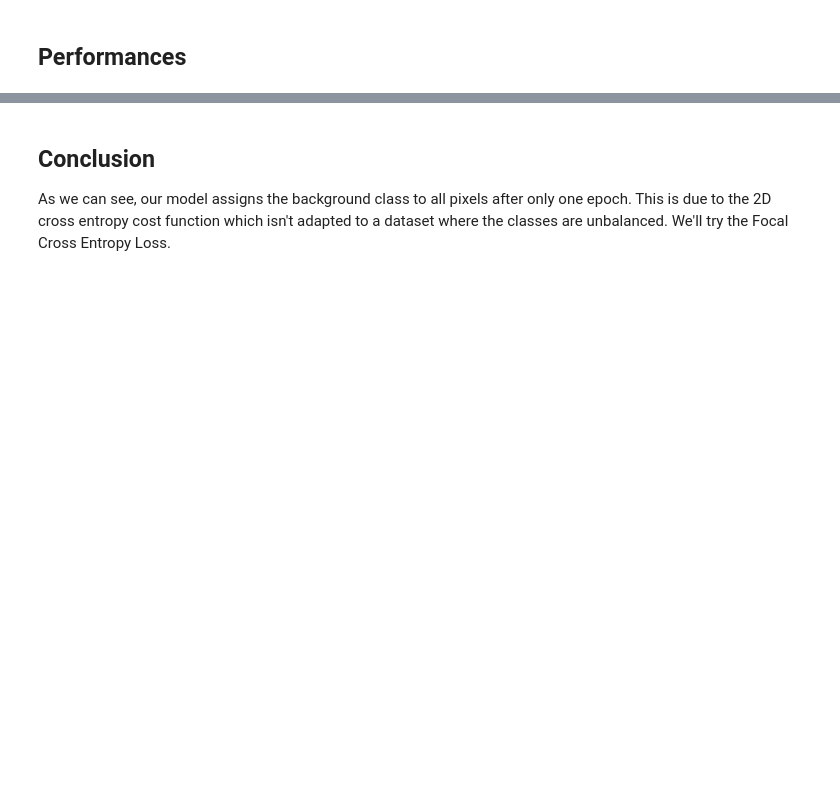
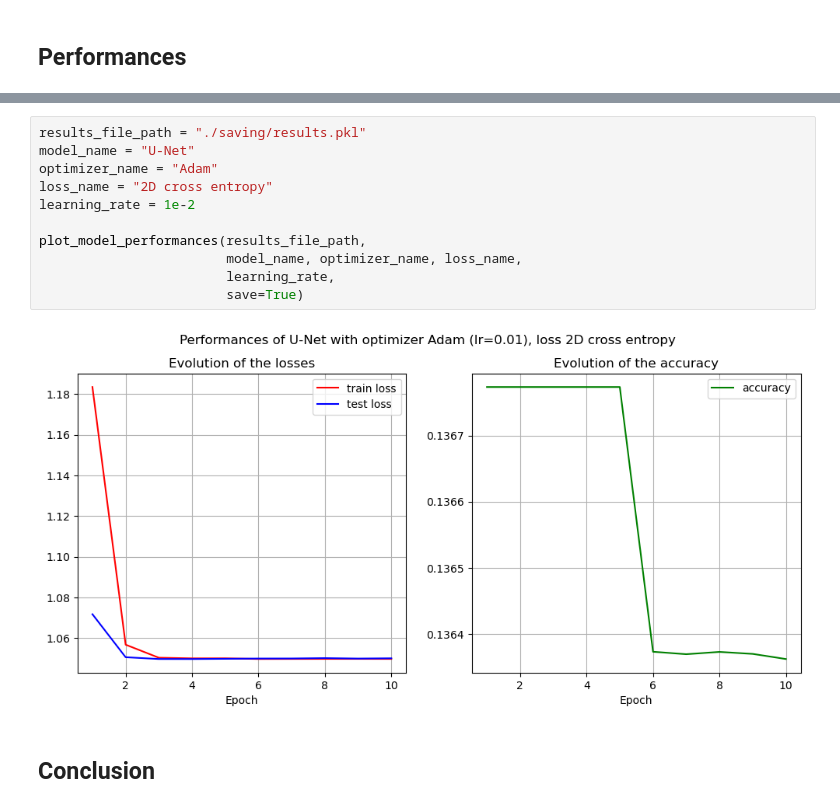
Before and after one commit to dldou/UNet, a Jupyter notebook: Unet.ipynb, the cells around one changed output, grey strips where cells are left out. Drawn from its saved outputs; the diff is of its cells as text; blank space fills up the shorter version.

Commit message:
Added: plot performances function + test training

```diff
--- a/Unet.ipynb
+++ b/Unet.ipynb
@@ -999,4 +982,15 @@ KeyboardInterrupt:
+# %%
+results_file_path = "./saving/results.pkl"
+model_name = "U-Net"
+optimizer_name = "Adam"
+loss_name = "2D cross entropy"
+learning_rate = 1e-2
+
+plot_model_performances(results_file_path,
+                        model_name, optimizer_name, loss_name,
+                        learning_rate,
+                        save=True)
+# %% [output]
+[figure, added]
 # %% [markdown]
 ## Conclusion
-
-As we can see, our model assigns the background class to all pixels after only one epoch. This is due to the 2D cross entropy cost function which isn't adapted to a dataset where the classes are unbalanced. We'll try the Focal Cross Entropy Loss.
```
Also changed, not shown: parts of 4 cells of this notebook.
